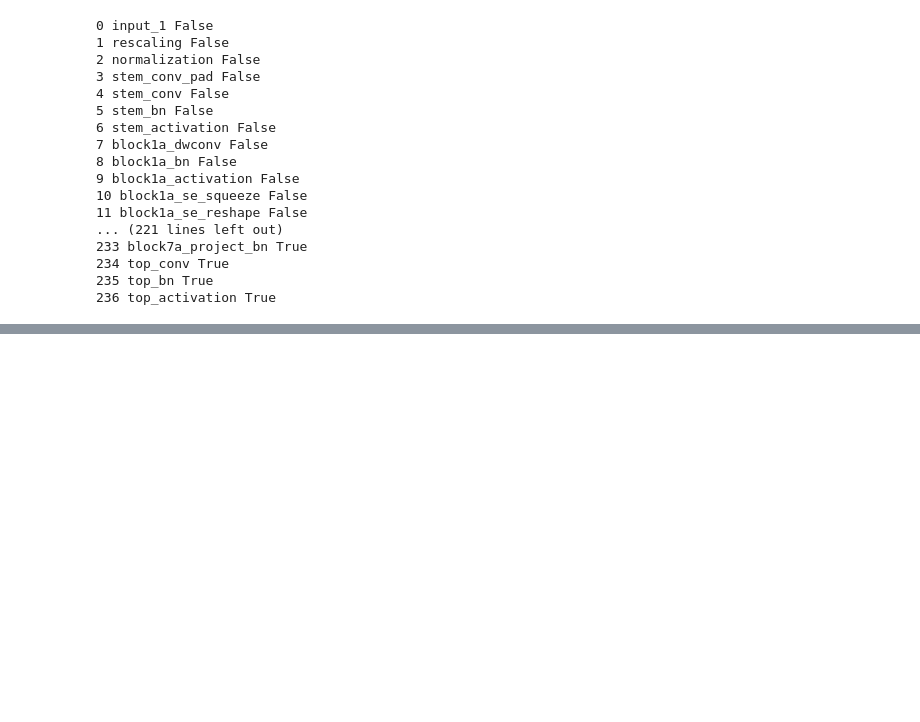
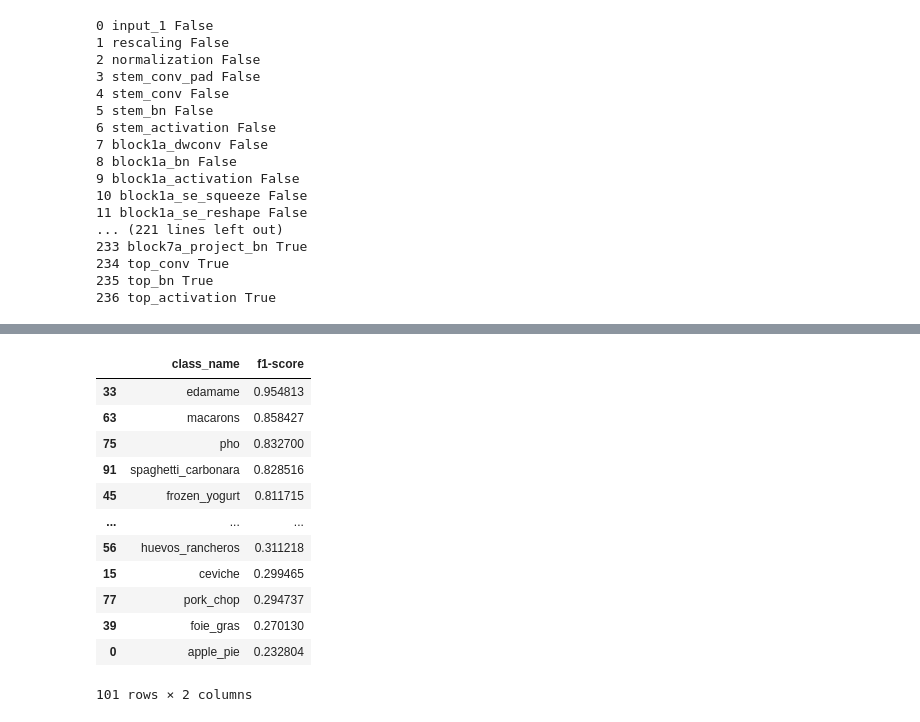
Before and after one commit to milindz/Food-Items-Classification, a Jupyter notebook: Food_Classification(3).ipynb, the cells around one changed output, grey strips where cells are left out. Cells and saved outputs as stored; diff of their text form; code cells hidden in the pictures; blank space fills up the shorter version.

```diff
--- a/Food_Classification(3).ipynb
+++ b/Food_Classification(3).ipynb
@@ -804,0 +858,4 @@ plot_loss_curves(model0_fine_tune_history)
+# %%
+#Classification report
+classification_report = metrics.classification_report(true_labels,model0_pred_classes,output_dict=True)
+classification_report
@@ -804,0 +880,4 @@ plot_loss_curves(model0_fine_tune_history)
+# %%
+for k,v in classification_report.items():
+  if k == "accuracy":
+    print(v)
@@ -804,0 +886,7 @@ plot_loss_curves(model0_fine_tune_history)
+# %%
+dict_classes_f1_score = {}
+for k,v in classification_report.items():
+  if k == "accuracy":
+    break
+  else:
+    dict_classes_f1_score[test_data.class_names[int(k)]]=v["f1-score"]
@@ -804,0 +913,21 @@ plot_loss_curves(model0_fine_tune_history)
+# %%
+#Converting the above dict to df
+import pandas as pd
+class_names_f1_score  =  pd.DataFrame({"class_name":list(dict_classes_f1_score.keys()),
+                                       "f1-score":list(dict_classes_f1_score.values())}).sort_values("f1-score",ascending = False)
+# %%
+class_names_f1_score
+# %% [output]
+|  | class_name | f1-score |
+| 33 | edamame | 0.954813 |
+| 63 | macarons | 0.858427 |
+| 75 | pho | 0.832700 |
+| 91 | spaghetti_carbonara | 0.828516 |
+| 45 | frozen_yogurt | 0.811715 |
+| ... | ... | ... |
+| 56 | huevos_rancheros | 0.311218 |
+| 15 | ceviche | 0.299465 |
+| 77 | pork_chop | 0.294737 |
+| 39 | foie_gras | 0.270130 |
+| 0 | apple_pie | 0.232804 |
+101 rows × 2 columns
```
Also changed, not shown: parts of 22 cells of this notebook.
